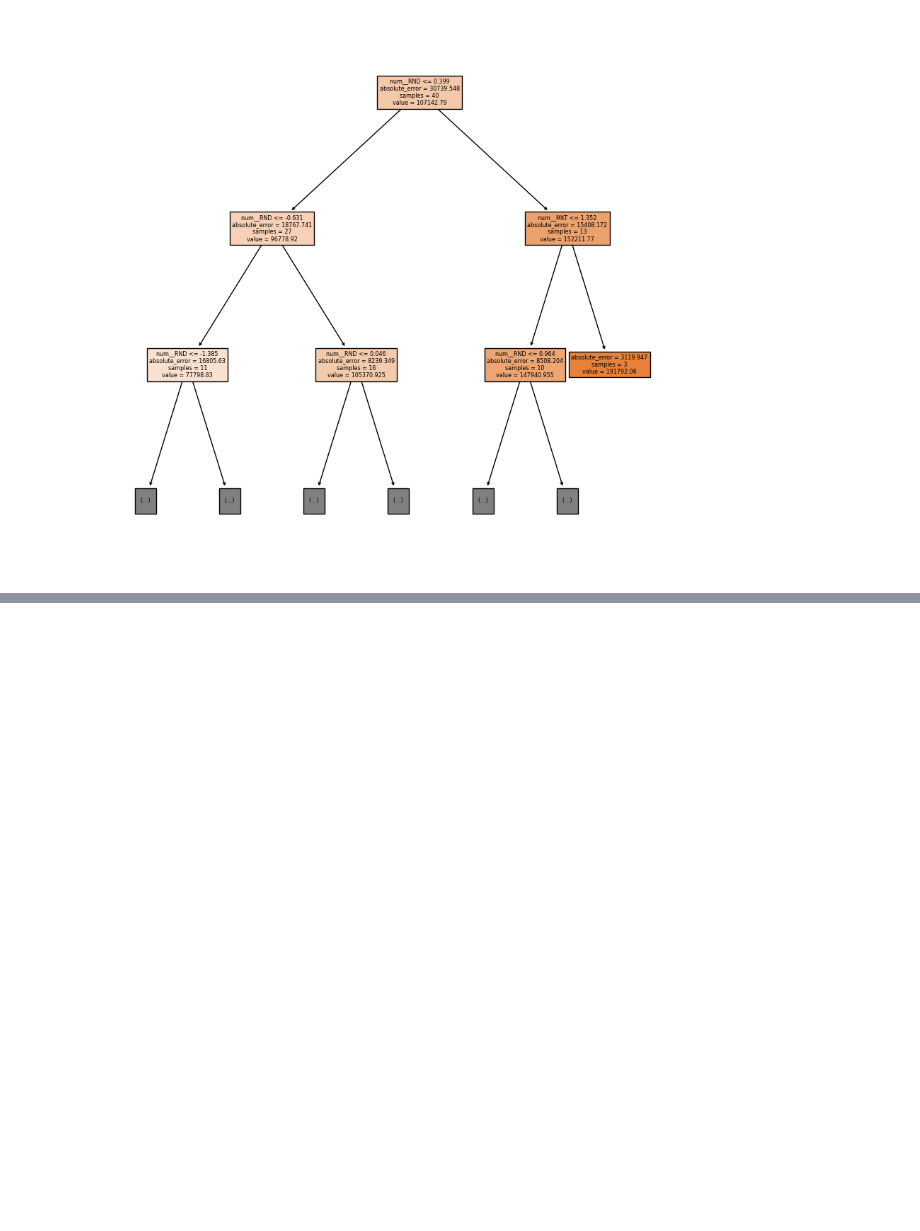
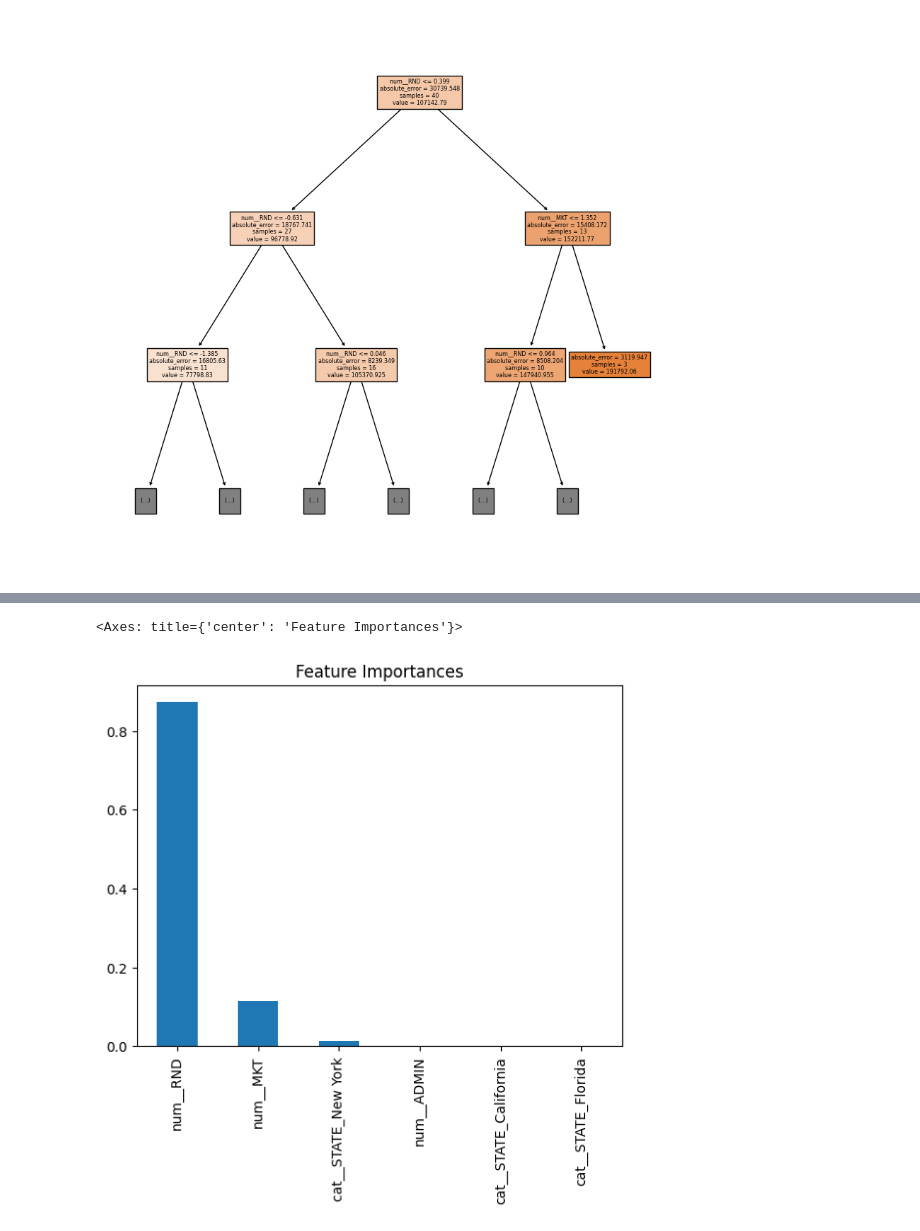
Before and after one commit to utkarshg1/VSCode_Thu_Fri_6_8pm, a Jupyter notebook: Decision Tree Regression/DTR.ipynb, the cells around one changed output, grey strips where cells are left out. Drawn from its saved outputs; the diff is of its cells as text; code cells hidden in the pictures; blank space fills up the shorter version.

```diff
--- a/Decision Tree Regression/DTR.ipynb
+++ b/Decision Tree Regression/DTR.ipynb
@@ -349,0 +352,3 @@ plt.show()
+# %%
+imp = best_dtr.feature_importances_
+imp
@@ -349,0 +364,3 @@ plt.show()
+# %%
+imp = pd.Series(imp)
+imp
@@ -349,0 +375,3 @@ plt.show()
+# %%
+imp.index = xtrain.columns
+imp
@@ -349,0 +386,3 @@ plt.show()
+# %%
+imp = imp.sort_values(ascending=False)
+imp
@@ -349,0 +397,5 @@ plt.show()
+# %%
+imp.plot(kind='bar', title='Feature Importances')
+# %% [output]
+<Axes: title={'center': 'Feature Importances'}>
+[figure, added]
```
Also changed, not shown: parts of 19 cells of this notebook, 2 other files.
